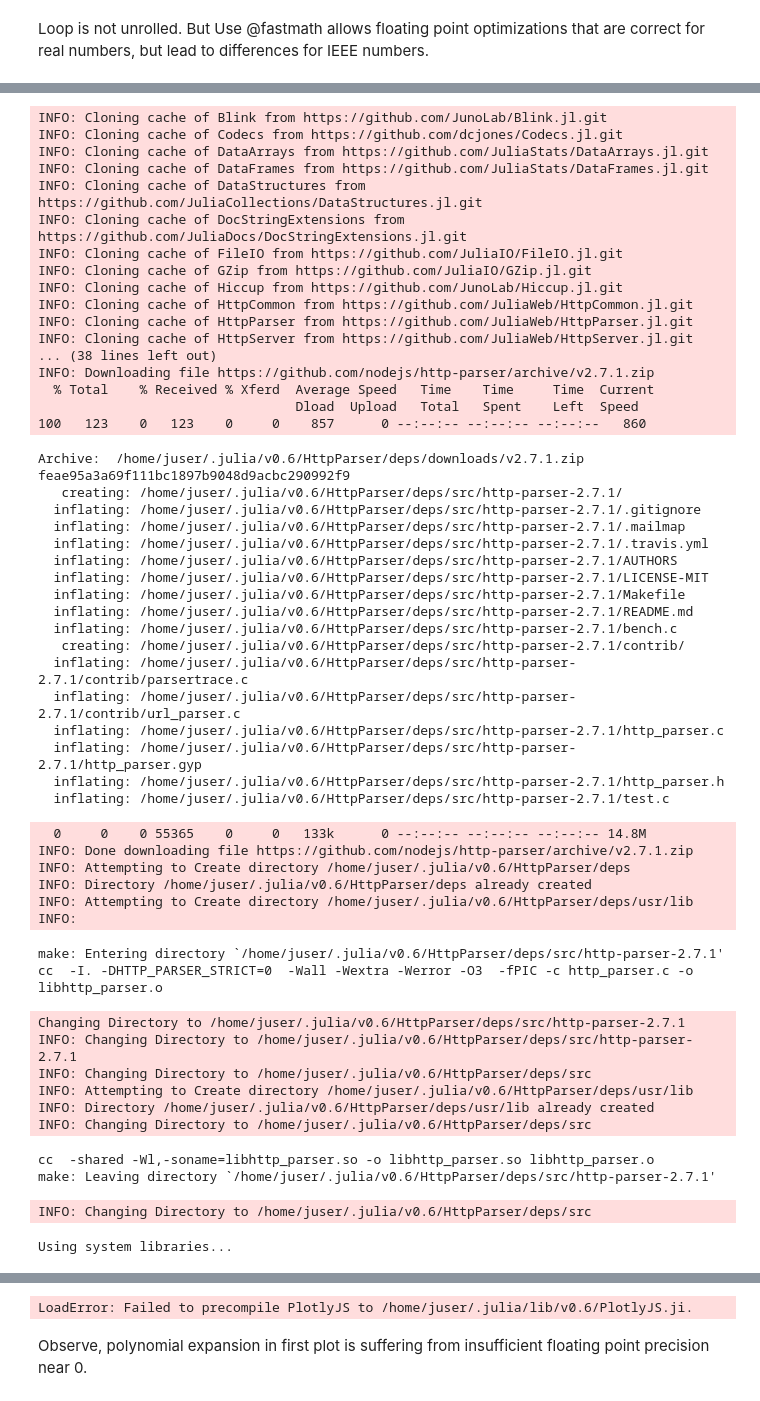
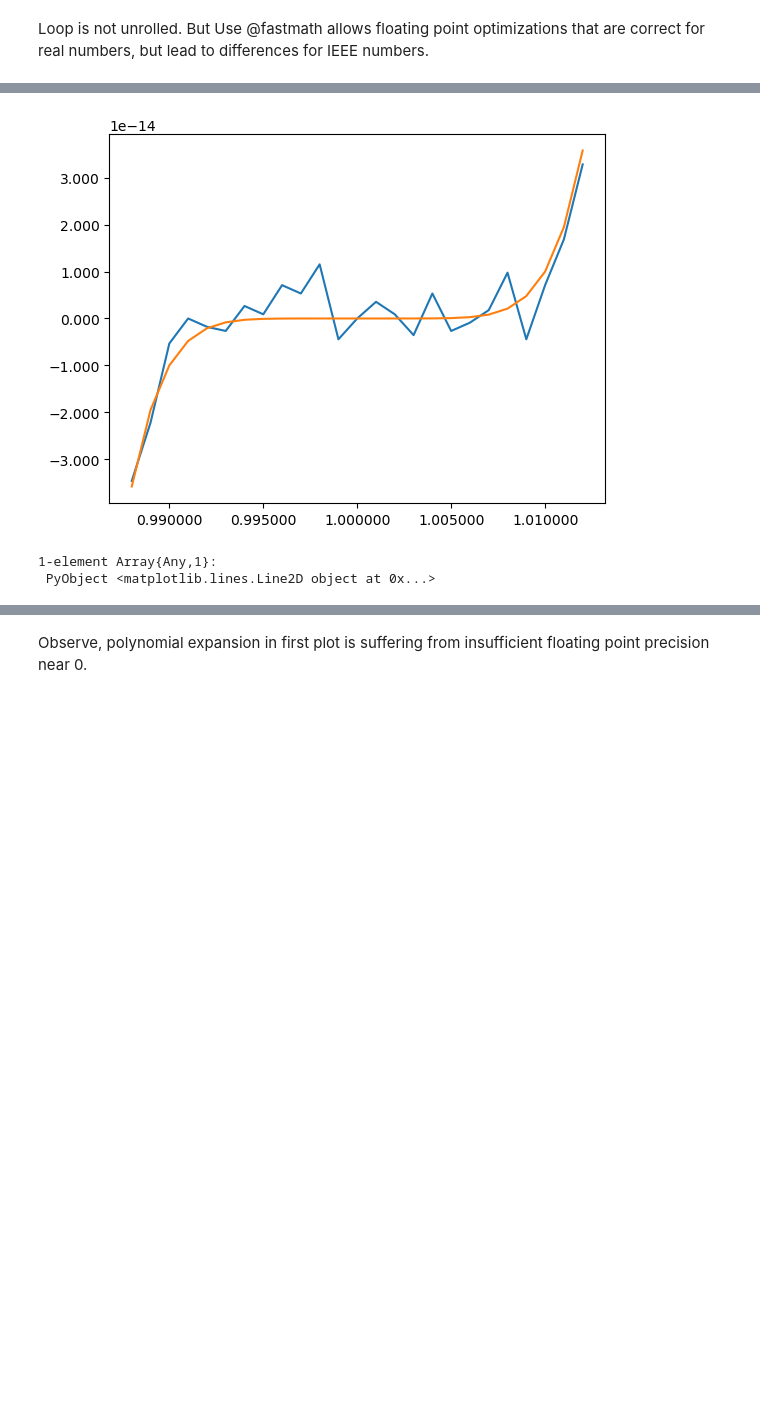
Before and after one commit to enijkamp/M230, a Jupyter notebook: hw1/hw1.ipynb, the cells around one changed output, grey strips where cells are left out. Saved outputs shown, nothing was run; the diff lists cells and outputs as text; code cells hidden in the pictures; blank space fills up the shorter version.

```diff
--- a/hw1/hw1.ipynb
+++ b/hw1/hw1.ipynb
@@ -132,62 +135,11 @@ Loop is not unrolled. But Use @fastmath allows floating point optimizations that
 # %%
-Pkg.add("PlotlyJS")
-import PlotlyJS
-x = seq(from = 0.988, to = 1.012, by = 0.001)
-y1 = x^7 - 7 * x^6 + 21 * x^5 - 35 * x^4 + 35 * x^3 - 21 * x^2 + 7 * x - 1
+using PyPlot
+x = collect(0.988:0.001:1.012)
+y1 = x.^7 - 7 * x.^6 + 21 * x.^5 - 35 * x.^4 + 35 * x.^3 - 21 * x.^2 + 7 * x - 1
 plot(x, y1)
-y2 = (x - 1)^7
+y2 = (x - 1).^7
 plot(x, y2)
 # %% [output]
+[figure, added]
-INFO: Cloning cache of Blink from https://github.com/JunoLab/Blink.jl.git
-INFO: Cloning cache of Codecs from https://github.com/dcjones/Codecs.jl.git
-INFO: Cloning cache of DataArrays from https://github.com/JuliaStats/DataArrays.jl.git
-INFO: Cloning cache of DataFrames from https://github.com/JuliaStats/DataFrames.jl.git
-INFO: Cloning cache of DataStructures from https://github.com/JuliaCollections/DataStructures.jl.git
-INFO: Cloning cache of DocStringExtensions from https://github.com/JuliaDocs/DocStringExtensions.jl.git
-INFO: Cloning cache of FileIO from https://github.com/JuliaIO/FileIO.jl.git
-INFO: Cloning cache of GZip from https://github.com/JuliaIO/GZip.jl.git
-INFO: Cloning cache of Hiccup from https://github.com/JunoLab/Hiccup.jl.git
-INFO: Cloning cache of HttpCommon from https://github.com/JuliaWeb/HttpCommon.jl.git
-INFO: Cloning cache of HttpParser from https://github.com/JuliaWeb/HttpParser.jl.git
-INFO: Cloning cache of HttpServer from https://github.com/JuliaWeb/HttpServer.jl.git
-... (38 lines left out)
-INFO: Downloading file https://github.com/nodejs/http-parser/archive/v2.7.1.zip
-  % Total    % Received % Xferd  Average Speed   Time    Time     Time  Current
-                                 Dload  Upload   Total   Spent    Left  Speed
-100   123    0   123    0     0    857      0 --:--:-- --:--:-- --:--:--   860
+1-element Array{Any,1}:
+ PyObject <matplotlib.lines.Line2D object at 0x...>
-Archive:  /home/juser/.julia/v0.6/HttpParser/deps/downloads/v2.7.1.zip
-feae95a3a69f111bc1897b9048d9acbc290992f9
-   creating: /home/juser/.julia/v0.6/HttpParser/deps/src/http-parser-2.7.1/
-  inflating: /home/juser/.julia/v0.6/HttpParser/deps/src/http-parser-2.7.1/.gitignore
-  inflating: /home/juser/.julia/v0.6/HttpParser/deps/src/http-parser-2.7.1/.mailmap
-  inflating: /home/juser/.julia/v0.6/HttpParser/deps/src/http-parser-2.7.1/.travis.yml
-  inflating: /home/juser/.julia/v0.6/HttpParser/deps/src/http-parser-2.7.1/AUTHORS
-  inflating: /home/juser/.julia/v0.6/HttpParser/deps/src/http-parser-2.7.1/LICENSE-MIT
-  inflating: /home/juser/.julia/v0.6/HttpParser/deps/src/http-parser-2.7.1/Makefile
-  inflating: /home/juser/.julia/v0.6/HttpParser/deps/src/http-parser-2.7.1/README.md
-  inflating: /home/juser/.julia/v0.6/HttpParser/deps/src/http-parser-2.7.1/bench.c
-   creating: /home/juser/.julia/v0.6/HttpParser/deps/src/http-parser-2.7.1/contrib/
-  inflating: /home/juser/.julia/v0.6/HttpParser/deps/src/http-parser-2.7.1/contrib/parsertrace.c
-  inflating: /home/juser/.julia/v0.6/HttpParser/deps/src/http-parser-2.7.1/contrib/url_parser.c
-  inflating: /home/juser/.julia/v0.6/HttpParser/deps/src/http-parser-2.7.1/http_parser.c
-  inflating: /home/juser/.julia/v0.6/HttpParser/deps/src/http-parser-2.7.1/http_parser.gyp
-  inflating: /home/juser/.julia/v0.6/HttpParser/deps/src/http-parser-2.7.1/http_parser.h
-  inflating: /home/juser/.julia/v0.6/HttpParser/deps/src/http-parser-2.7.1/test.c
-  0     0    0 55365    0     0   133k      0 --:--:-- --:--:-- --:--:-- 14.8M
-INFO: Done downloading file https://github.com/nodejs/http-parser/archive/v2.7.1.zip
-INFO: Attempting to Create directory /home/juser/.julia/v0.6/HttpParser/deps
-INFO: Directory /home/juser/.julia/v0.6/HttpParser/deps already created
-INFO: Attempting to Create directory /home/juser/.julia/v0.6/HttpParser/deps/usr/lib
-INFO:
-make: Entering directory `/home/juser/.julia/v0.6/HttpParser/deps/src/http-parser-2.7.1'
-cc  -I. -DHTTP_PARSER_STRICT=0  -Wall -Wextra -Werror -O3  -fPIC -c http_parser.c -o libhttp_parser.o
-Changing Directory to /home/juser/.julia/v0.6/HttpParser/deps/src/http-parser-2.7.1
-INFO: Changing Directory to /home/juser/.julia/v0.6/HttpParser/deps/src/http-parser-2.7.1
-INFO: Changing Directory to /home/juser/.julia/v0.6/HttpParser/deps/src
-INFO: Attempting to Create directory /home/juser/.julia/v0.6/HttpParser/deps/usr/lib
-INFO: Directory /home/juser/.julia/v0.6/HttpParser/deps/usr/lib already created
-INFO: Changing Directory to /home/juser/.julia/v0.6/HttpParser/deps/src
-cc  -shared -Wl,-soname=libhttp_parser.so -o libhttp_parser.so libhttp_parser.o
-make: Leaving directory `/home/juser/.julia/v0.6/HttpParser/deps/src/http-parser-2.7.1'
-INFO: Changing Directory to /home/juser/.julia/v0.6/HttpParser/deps/src
-Using system libraries...
@@ -211,4 +146,3 @@ while loading /home/juser/.julia/v0.6/PlotlyJS/src/PlotlyJS.jl, in expression st
-LoadError: Failed to precompile PlotlyJS to /home/juser/.julia/lib/v0.6/PlotlyJS.ji.
 # %% [markdown]
 Observe, polynomial expansion in first plot is suffering from insufficient floating point precision near 0.
 # %% [markdown]
```
Also changed, not shown: parts of 25 cells of this notebook.
